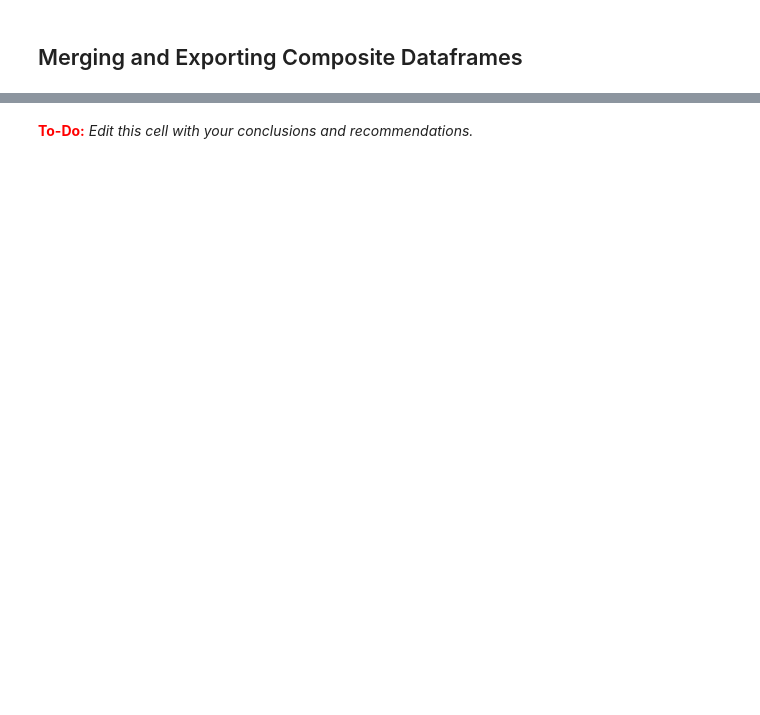
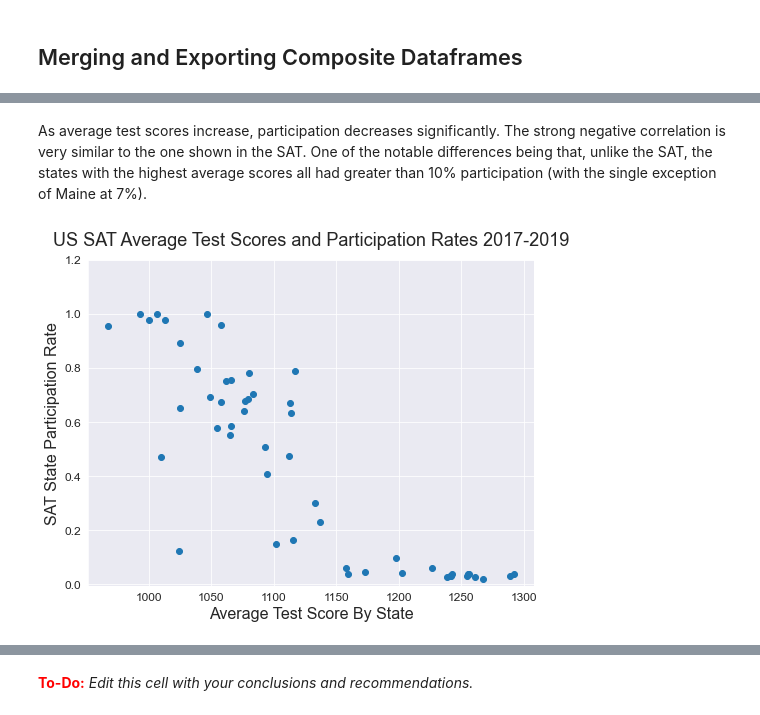
Before and after one commit to rileydr/SAT-ACT-Tests-Analysis, a Jupyter notebook: code/Project1_RRobertson_v1.ipynb, the cells around one changed output, grey strips where cells are left out. Drawn from its saved outputs; the diff is of its cells as text; code cells hidden in the pictures; blank space fills up the shorter version.

```diff
--- a/code/Project1_RRobertson_v1.ipynb
+++ b/code/Project1_RRobertson_v1.ipynb
@@ -719,0 +664,18 @@ Based on your exploration of the data, what are you key takeaways and recommenda
+# %% [markdown]
+As average test scores increase, participation decreases significantly. The strong negative correlation is very similar to the one shown in the SAT. One of the notable differences being that, unlike the SAT, the states with the highest average scores all had greater than 10% participation (with the single exception of Maine at 7%).
+# %%
+plt.figure(figsize = (8,6))
+
+plt.scatter(x = df_core['sat_avg_score'],
+            y = df_core['sat_avg_part'],
+            alpha = 1)
+
+plt.title('US SAT Average Test Scores and Participation Rates 2017-2019',
+          size = '18', pad = '14')
+plt.xlabel('Average Test Score By State', size = 16)
+plt.ylabel('SAT State Participation Rate', size = 16)
+plt.xticks(size = 12)
+plt.yticks(size = 12)
+plt.ylim([-.005, 1.2]);
+# %% [output]
+[figure, added]
```
Also changed, not shown: parts of 159 cells of this notebook, 29 other files.
